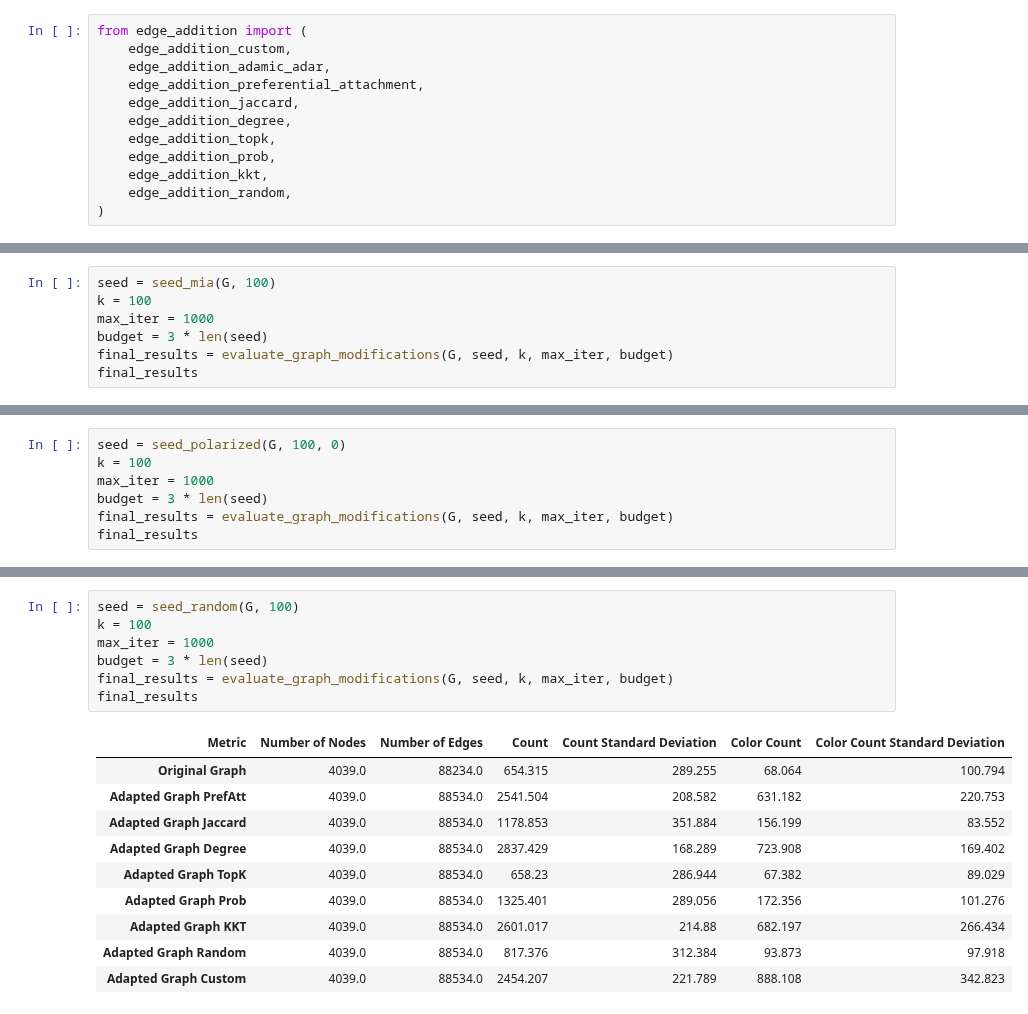
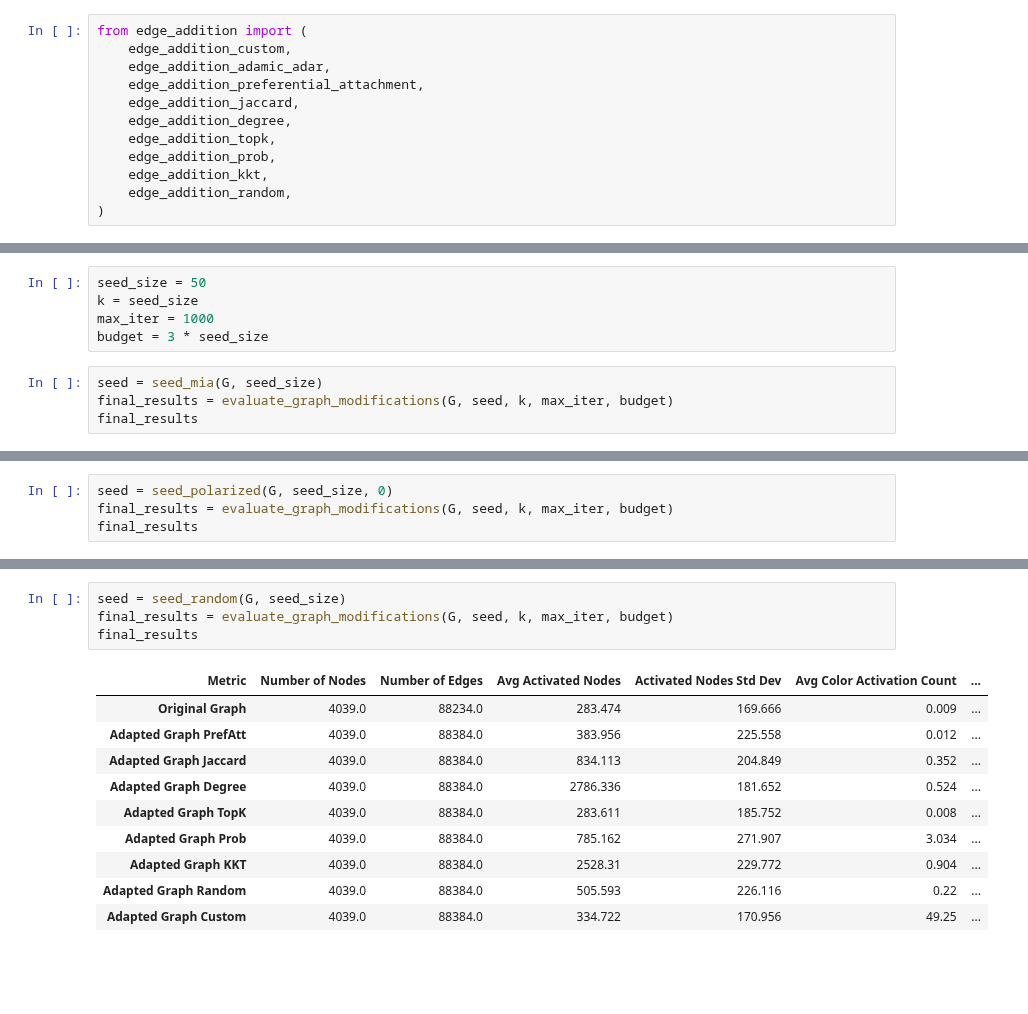
Before and after one commit to jonasq99/Designing_Link_Recommendation_Methods_to_Reduce_Polarization, a Jupyter notebook: link_addidtion.ipynb, the cells around one changed output, grey strips where cells are left out. Saved outputs shown, nothing was run; the diff lists cells and outputs as text; blank space fills up the shorter version.

```diff
--- a/link_addidtion.ipynb
+++ b/link_addidtion.ipynb
@@ -132,8 +143,10 @@ Number of Edges: 88234
+# %%
+seed_size = 50
+k = seed_size
+max_iter = 1000
+budget = 3 * seed_size
 # %%
-seed = seed_mia(G, 100)
-k = 100
-max_iter = 1000
-budget = 3 * len(seed)
+seed = seed_mia(G, seed_size)
 final_results = evaluate_graph_modifications(G, seed, k, max_iter, budget)
 final_results
 # %% [output]
@@ -150,8 +163,5 @@ final_results
 # %%
-seed = seed_polarized(G, 100, 0)
-k = 100
-max_iter = 1000
-budget = 3 * len(seed)
+seed = seed_polarized(G, seed_size, 0)
 final_results = evaluate_graph_modifications(G, seed, k, max_iter, budget)
 final_results
 # %% [output]
@@ -168,21 +178,18 @@ final_results
 # %%
-seed = seed_random(G, 100)
-k = 100
-max_iter = 1000
-budget = 3 * len(seed)
+seed = seed_random(G, seed_size)
 final_results = evaluate_graph_modifications(G, seed, k, max_iter, budget)
 final_results
 # %% [output]
-| Metric | Number of Nodes | Number of Edges | Count | Count Standard Deviation | Color Count | Color Count Standard Deviation |
-| Original Graph | 4039.0 | 88234.0 | 654.315 | 289.255 | 68.064 | 100.794 |
-| Adapted Graph PrefAtt | 4039.0 | 88534.0 | 2541.504 | 208.582 | 631.182 | 220.753 |
-| Adapted Graph Jaccard | 4039.0 | 88534.0 | 1178.853 | 351.884 | 156.199 | 83.552 |
-| Adapted Graph Degree | 4039.0 | 88534.0 | 2837.429 | 168.289 | 723.908 | 169.402 |
-| Adapted Graph TopK | 4039.0 | 88534.0 | 658.23 | 286.944 | 67.382 | 89.029 |
-| Adapted Graph Prob | 4039.0 | 88534.0 | 1325.401 | 289.056 | 172.356 | 101.276 |
-| Adapted Graph KKT | 4039.0 | 88534.0 | 2601.017 | 214.88 | 682.197 | 266.434 |
-| Adapted Graph Random | 4039.0 | 88534.0 | 817.376 | 312.384 | 93.873 | 97.918 |
-| Adapted Graph Custom | 4039.0 | 88534.0 | 2454.207 | 221.789 | 888.108 | 342.823 |
+| Metric | Number of Nodes | Number of Edges | Avg Activated Nodes | Activated Nodes Std Dev | Avg Color Activation Count | ... |
+| Original Graph | 4039.0 | 88234.0 | 283.474 | 169.666 | 0.009 | ... |
+| Adapted Graph PrefAtt | 4039.0 | 88384.0 | 383.956 | 225.558 | 0.012 | ... |
+| Adapted Graph Jaccard | 4039.0 | 88384.0 | 834.113 | 204.849 | 0.352 | ... |
+| Adapted Graph Degree | 4039.0 | 88384.0 | 2786.336 | 181.652 | 0.524 | ... |
+| Adapted Graph TopK | 4039.0 | 88384.0 | 283.611 | 185.752 | 0.008 | ... |
+| Adapted Graph Prob | 4039.0 | 88384.0 | 785.162 | 271.907 | 3.034 | ... |
+| Adapted Graph KKT | 4039.0 | 88384.0 | 2528.31 | 229.772 | 0.904 | ... |
+| Adapted Graph Random | 4039.0 | 88384.0 | 505.593 | 226.116 | 0.22 | ... |
+| Adapted Graph Custom | 4039.0 | 88384.0 | 334.722 | 170.956 | 49.25 | ... |
 # %%
 import networkx as nx
 import matplotlib.pyplot as plt
```
Also changed, not shown: parts of 6 cells of this notebook, 2 other files.
